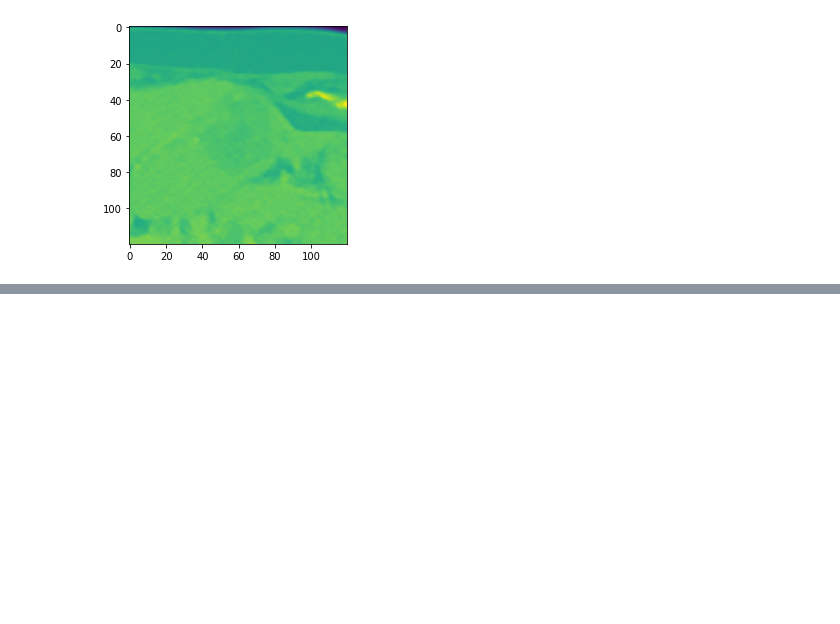
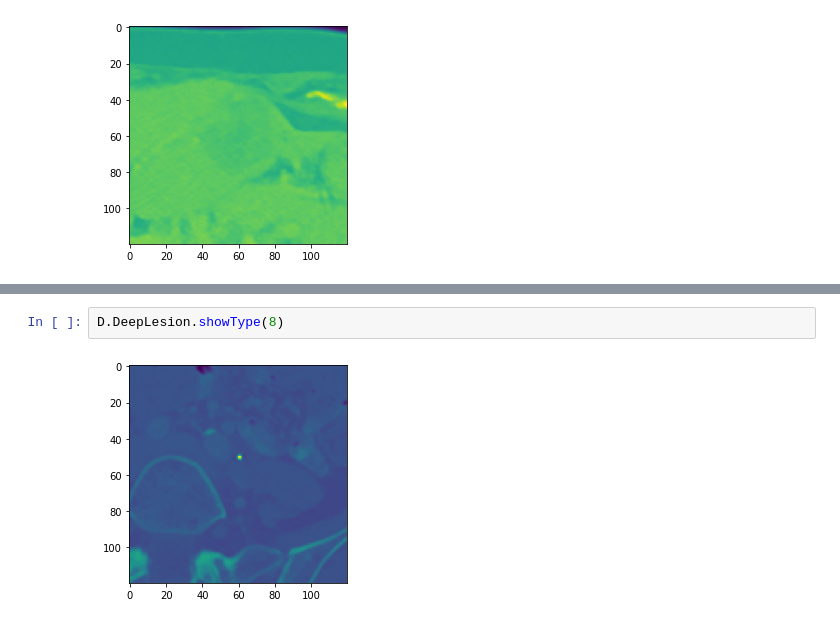
Before and after one commit to haehn/dicompute, a Jupyter notebook: DeepLesion2.ipynb, the cells around one changed output, grey strips where cells are left out. Drawn from its saved outputs; the diff is of its cells as text; blank space fills up the shorter version.

```diff
--- a/DeepLesion2.ipynb
+++ b/DeepLesion2.ipynb
@@ -64,0 +78,4 @@ D.DeepLesion.showType(4)
+# %%
+D.DeepLesion.showType(8)
+# %% [output]
+[figure, added]
```
Also changed, not shown: parts of 12 cells of this notebook, 2 other files.
